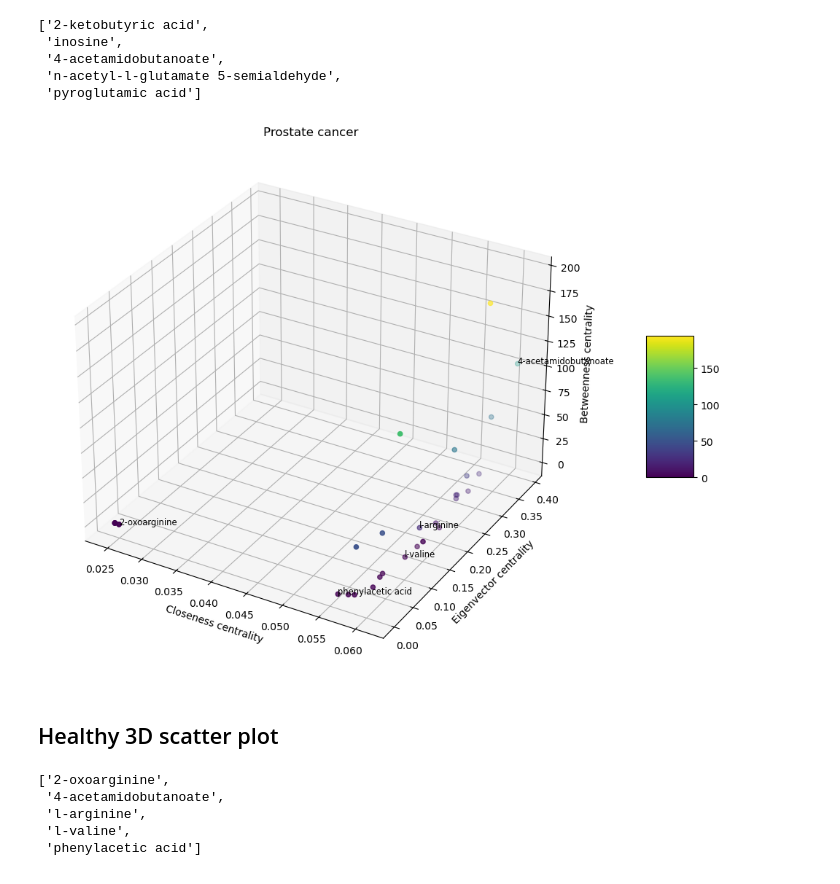
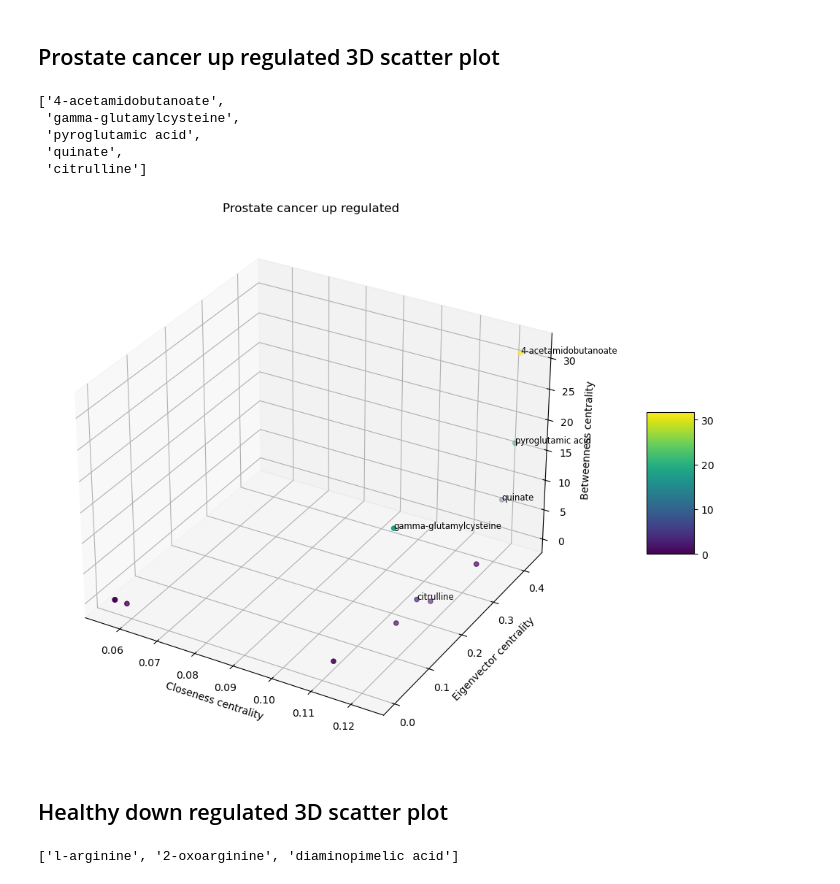
Before and after one commit to Gyovana-Moriyama/MO413-Ciencia-e-Visualizacao-de-Dados-em-Saude-2024, a Jupyter notebook: project-3-final/pipelines/notebooks/plots.ipynb, the cells around one changed output. Saved outputs shown, nothing was run; the diff lists cells and outputs as text; code cells hidden in the pictures.

Commit message:
Added centrality analysis

```diff
--- a/project-3-final/pipelines/notebooks/plots.ipynb
+++ b/project-3-final/pipelines/notebooks/plots.ipynb
@@ -7,3 +9,4 @@ healthy = pd.read_csv('../../data/processed/healthy_metabolites_centralities.csv
 # %%
-cancer = cancer[['shared name', 'Betweenness', 'Closeness', 'Eigenvector', 'Degree']]
+cancer_down = cancer_down[['shared name', 'Betweenness', 'Closeness', 'Eigenvector']]
+cancer_up = cancer_up[['shared name', 'Betweenness', 'Closeness', 'Eigenvector']]
 # %%
@@ -12,0 +17,4 @@ healthy = healthy[['shared name', 'Betweenness', 'Closeness', 'Eigenvector', 'De
+# %%
+cancer_down.sort_values(by=['Betweenness', 'Closeness', 'Eigenvector'], ascending=False).reset_index(drop=True, inplace=True)
+important = cancer_down.head(2)['shared name'].to_list()
+important
@@ -12,0 +23,15 @@ healthy = healthy[['shared name', 'Betweenness', 'Closeness', 'Eigenvector', 'De
+# %%
+fig = plt.figure(figsize=(10,10))
+ax = plt.axes(projection='3d')
+sctt = ax.scatter3D(cancer_down['Closeness'], cancer_down['Eigenvector'], cancer_down['Betweenness'], c=cancer_down['Betweenness'], label=cancer_down['shared name'])
+plt.title('Prostate cancer down regulated')
+ax.set_xlabel('Closeness centrality')
+ax.set_ylabel('Eigenvector centrality')
+ax.set_zlabel('Betweenness centrality')
+fig.colorbar(sctt, ax = ax, shrink = 0.2, aspect = 3, location='right', pad=0.1)
+for x, y, z, label in zip(cancer_down['Closeness'], cancer_down['Eigenvector'], cancer_down['Betweenness'], cancer_down['shared name']):
+    if label in important:
+        ax.text(x, y, z, label, fontsize='small', rotation=45)
+plt.tight_layout()
+
+plt.savefig('../../assets/images/3d_scatter_cancer_down.png', bbox_inches='tight')
@@ -13,42 +40,40 @@ healthy = healthy[['shared name', 'Betweenness', 'Closeness', 'Eigenvector', 'De
+# %% [markdown]
+## Prostate cancer up regulated 3D scatter plot
 # %%
-cancer.sort_values(by=['Betweenness', 'Closeness', 'Eigenvector'], ascending=False, inplace=True)
-important = cancer.head(5)['shared name'].to_list()
+cancer_up.sort_values(by=['Betweenness', 'Closeness', 'Eigenvector'], ascending=False).reset_index(drop=True, inplace=True)
+important = cancer_up.head(5)['shared name'].to_list()
 important
 # %% [output]
-['2-ketobutyric acid',
- 'inosine',
- '4-acetamidobutanoate',
- 'n-acetyl-l-glutamate 5-semialdehyde',
- 'pyroglutamic acid']
+['4-acetamidobutanoate',
+ 'gamma-glutamylcysteine',
+ 'pyroglutamic acid',
+ 'quinate',
+ 'citrulline']
 # %%
 fig = plt.figure(figsize=(10,10))
 ax = plt.axes(projection='3d')
-sctt = ax.scatter3D(cancer['Closeness'], cancer['Eigenvector'], cancer['Betweenness'], c=cancer['Betweenness'], label=cancer['shared name'])
-plt.title('Prostate cancer')
+sctt = ax.scatter3D(cancer_up['Closeness'], cancer_up['Eigenvector'], cancer_up['Betweenness'], c=cancer_up['Betweenness'], label=cancer_up['shared name'])
+plt.title('Prostate cancer up regulated')
 ax.set_xlabel('Closeness centrality')
 ax.set_ylabel('Eigenvector centrality')
 ax.set_zlabel('Betweenness centrality')
 fig.colorbar(sctt, ax = ax, shrink = 0.2, aspect = 3, location='right', pad=0.1)
-for x, y, z, label in zip(cancer['Closeness'], cancer['Eigenvector'], cancer['Betweenness'], cancer['shared name']):
+for x, y, z, label in zip(cancer_up['Closeness'], cancer_up['Eigenvector'], cancer_up['Betweenness'], cancer_up['shared name']):
     if label in important:
         ax.text(x, y, z, label, fontsize='small', rotation=45)
 plt.tight_layout()
 
-plt.savefig('../../assets/images/3d_scatter_cancer.png', bbox_inches='tight')
+plt.savefig('../../assets/images/3d_scatter_cancer_up.png', bbox_inches='tight')
 # %% [output]
-[figure, old version]
+[figure, new version]
 # %% [markdown]
-## Healthy 3D scatter plot
+## Healthy down regulated 3D scatter plot
 # %%
-healthy.sort_values(by=['Betweenness', 'Closeness', 'Eigenvector'], ascending=False, inplace=True)
-important = healthy.head(5)['shared name'].to_list()
+healthy_down.sort_values(by=['Betweenness', 'Closeness', 'Eigenvector'], ascending=False).reset_index(drop=True, inplace=True)
+important = healthy_down.head(3)['shared name'].to_list()
 important
 # %% [output]
-['2-oxoarginine',
- '4-acetamidobutanoate',
- 'l-arginine',
- 'l-valine',
- 'phenylacetic acid']
+['l-arginine', '2-oxoarginine', 'diaminopimelic acid']
 # %%
 fig = plt.figure(figsize=(10,10))
 ax = plt.axes(projection='3d')
```
Also changed, not shown: parts of 9 cells of this notebook, 10 other files.
